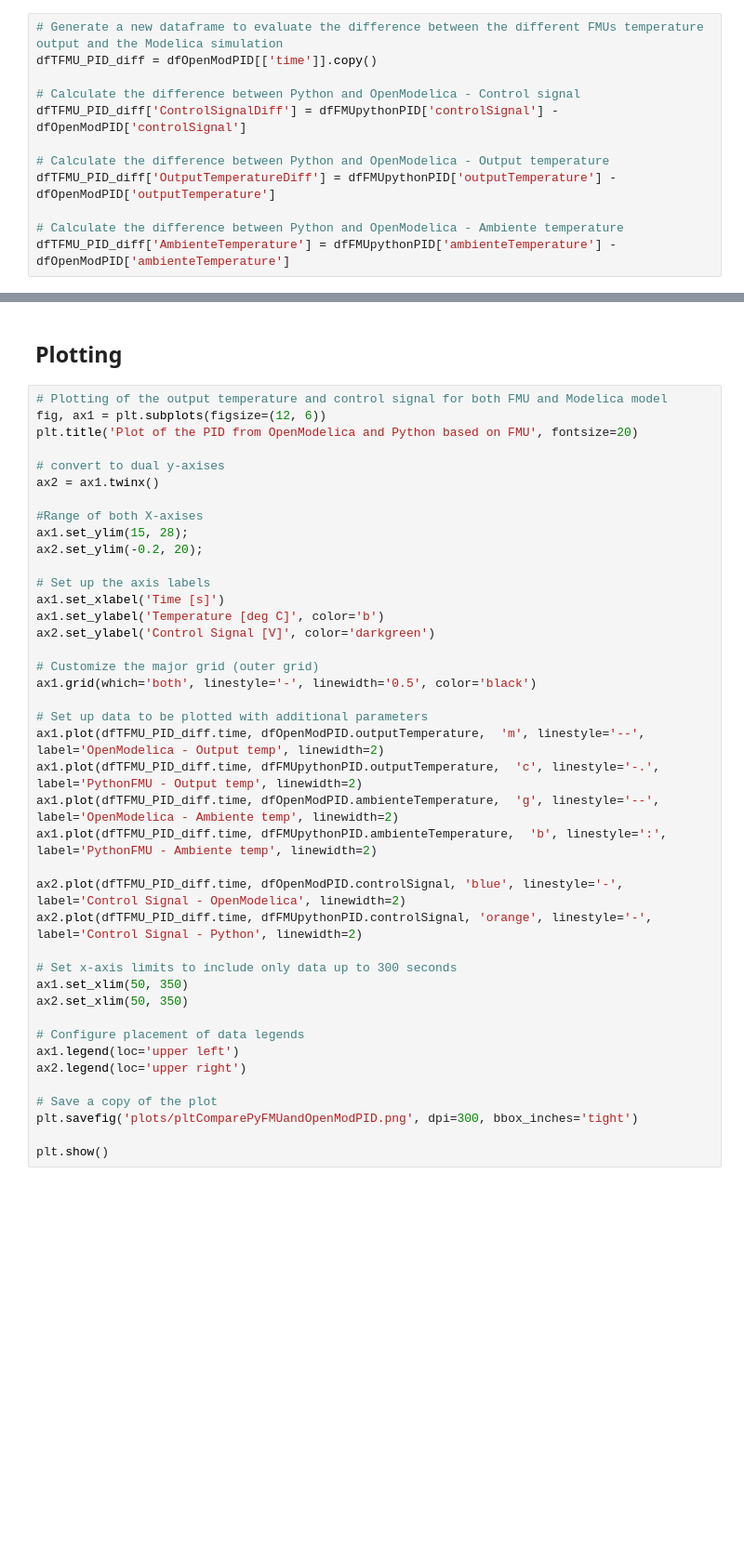
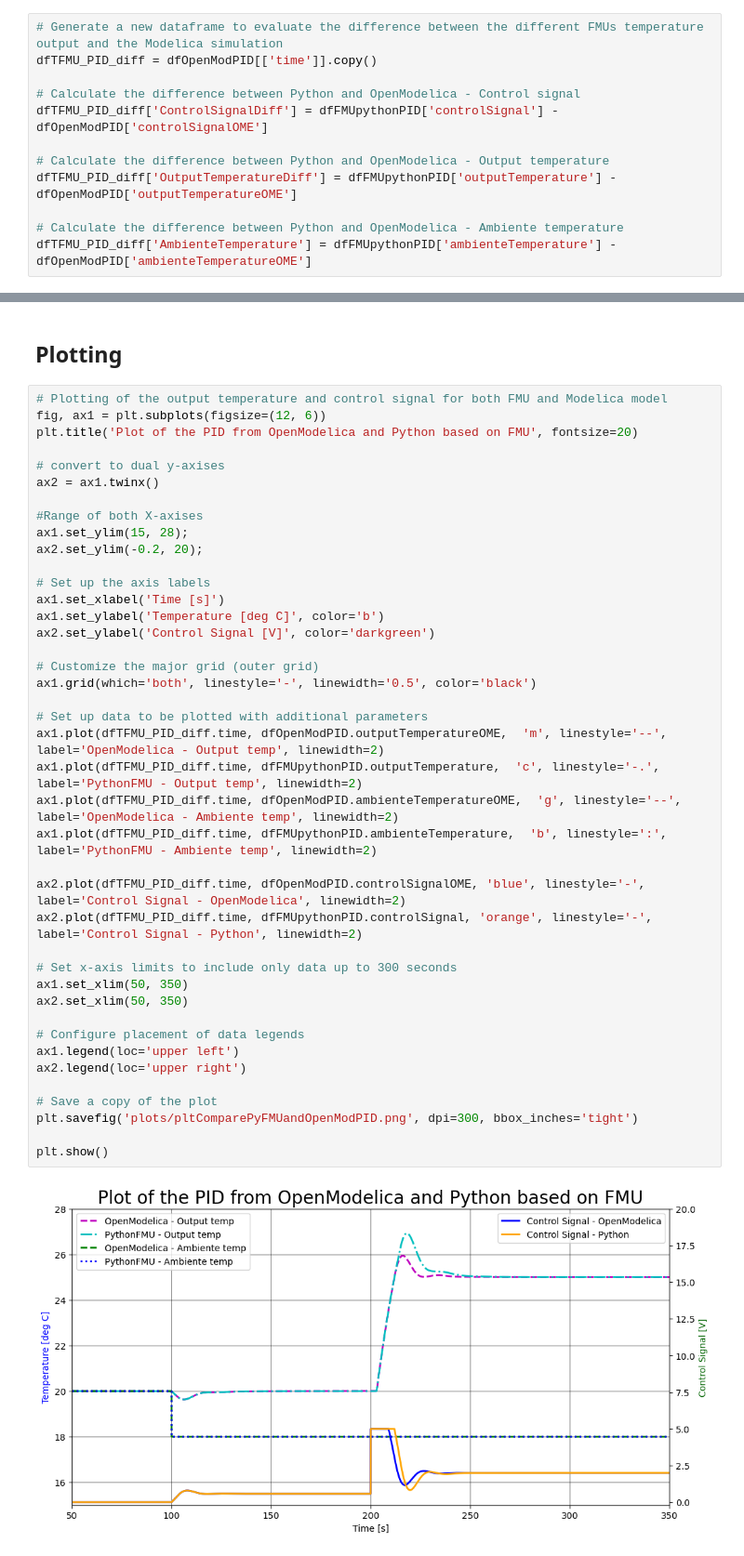
Before and after one commit to cmbNor/Advanced-Control-Implementation-with-Modelica, a Jupyter notebook: PythonSourceCode/AirHeaterFMUWithPID/2-AirHeaterFMUtoPIDevaluation.ipynb, the cells around one changed output, grey strips where cells are left out. Shown at 93% size. Cells and saved outputs as stored; diff of their text form; blank space fills up the shorter version.

```diff
--- a/PythonSourceCode/AirHeaterFMUWithPID/2-AirHeaterFMUtoPIDevaluation.ipynb
+++ b/PythonSourceCode/AirHeaterFMUWithPID/2-AirHeaterFMUtoPIDevaluation.ipynb
@@ -73,10 +73,10 @@ dfOpenModPID.drop(dfOpenModPID.tail(n).index,
 dfTFMU_PID_diff = dfOpenModPID[['time']].copy()
 
 # Calculate the difference between Python and OpenModelica - Control signal
-dfTFMU_PID_diff['ControlSignalDiff'] = dfFMUpythonPID['controlSignal'] - dfOpenModPID['controlSignal']
+dfTFMU_PID_diff['ControlSignalDiff'] = dfFMUpythonPID['controlSignal'] - dfOpenModPID['controlSignalOME']
 
 # Calculate the difference between Python and OpenModelica - Output temperature
-dfTFMU_PID_diff['OutputTemperatureDiff'] = dfFMUpythonPID['outputTemperature'] - dfOpenModPID['outputTemperature']
+dfTFMU_PID_diff['OutputTemperatureDiff'] = dfFMUpythonPID['outputTemperature'] - dfOpenModPID['outputTemperatureOME']
 
 # Calculate the difference between Python and OpenModelica - Ambiente temperature
-dfTFMU_PID_diff['AmbienteTemperature'] = dfFMUpythonPID['ambienteTemperature'] - dfOpenModPID['ambienteTemperature']
+dfTFMU_PID_diff['AmbienteTemperature'] = dfFMUpythonPID['ambienteTemperature'] - dfOpenModPID['ambienteTemperatureOME']
@@ -95,36 +93,38 @@ ax2 = ax1.twinx()
 #Range of both X-axises
 ax1.set_ylim(15, 28);
 ax2.set_ylim(-0.2, 20);
 
 # Set up the axis labels
 ax1.set_xlabel('Time [s]')
 ax1.set_ylabel('Temperature [deg C]', color='b')
 ax2.set_ylabel('Control Signal [V]', color='darkgreen')
 
 # Customize the major grid (outer grid)
 ax1.grid(which='both', linestyle='-', linewidth='0.5', color='black')
 
 # Set up data to be plotted with additional parameters
-ax1.plot(dfTFMU_PID_diff.time, dfOpenModPID.outputTemperature,  'm', linestyle='--', label='OpenModelica - Output temp', linewidth=2)
+ax1.plot(dfTFMU_PID_diff.time, dfOpenModPID.outputTemperatureOME,  'm', linestyle='--', label='OpenModelica - Output temp', linewidth=2)
 ax1.plot(dfTFMU_PID_diff.time, dfFMUpythonPID.outputTemperature,  'c', linestyle='-.', label='PythonFMU - Output temp', linewidth=2)
-ax1.plot(dfTFMU_PID_diff.time, dfOpenModPID.ambienteTemperature,  'g', linestyle='--', label='OpenModelica - Ambiente temp', linewidth=2)
+ax1.plot(dfTFMU_PID_diff.time, dfOpenModPID.ambienteTemperatureOME,  'g', linestyle='--', label='OpenModelica - Ambiente temp', linewidth=2)
 ax1.plot(dfTFMU_PID_diff.time, dfFMUpythonPID.ambienteTemperature,  'b', linestyle=':', label='PythonFMU - Ambiente temp', linewidth=2)
 
-ax2.plot(dfTFMU_PID_diff.time, dfOpenModPID.controlSignal, 'blue', linestyle='-', label='Control Signal - OpenModelica', linewidth=2)
+ax2.plot(dfTFMU_PID_diff.time, dfOpenModPID.controlSignalOME, 'blue', linestyle='-', label='Control Signal - OpenModelica', linewidth=2)
 ax2.plot(dfTFMU_PID_diff.time, dfFMUpythonPID.controlSignal, 'orange', linestyle='-', label='Control Signal - Python', linewidth=2)
 
 # Set x-axis limits to include only data up to 300 seconds
 ax1.set_xlim(50, 350)
 ax2.set_xlim(50, 350)
 
 # Configure placement of data legends
 ax1.legend(loc='upper left')
 ax2.legend(loc='upper right')
 
 # Save a copy of the plot
 plt.savefig('plots/pltComparePyFMUandOpenModPID.png', dpi=300, bbox_inches='tight')
 
 plt.show()
+# %% [output]
+[figure, added]
 # %%
 # Plotting of the output difference in temperature from the Python FMU and OpenModelica
 fig, ax3 = plt.subplots(figsize=(12, 6));
```
Also changed, not shown: parts of 10 cells of this notebook, 2 other files.
